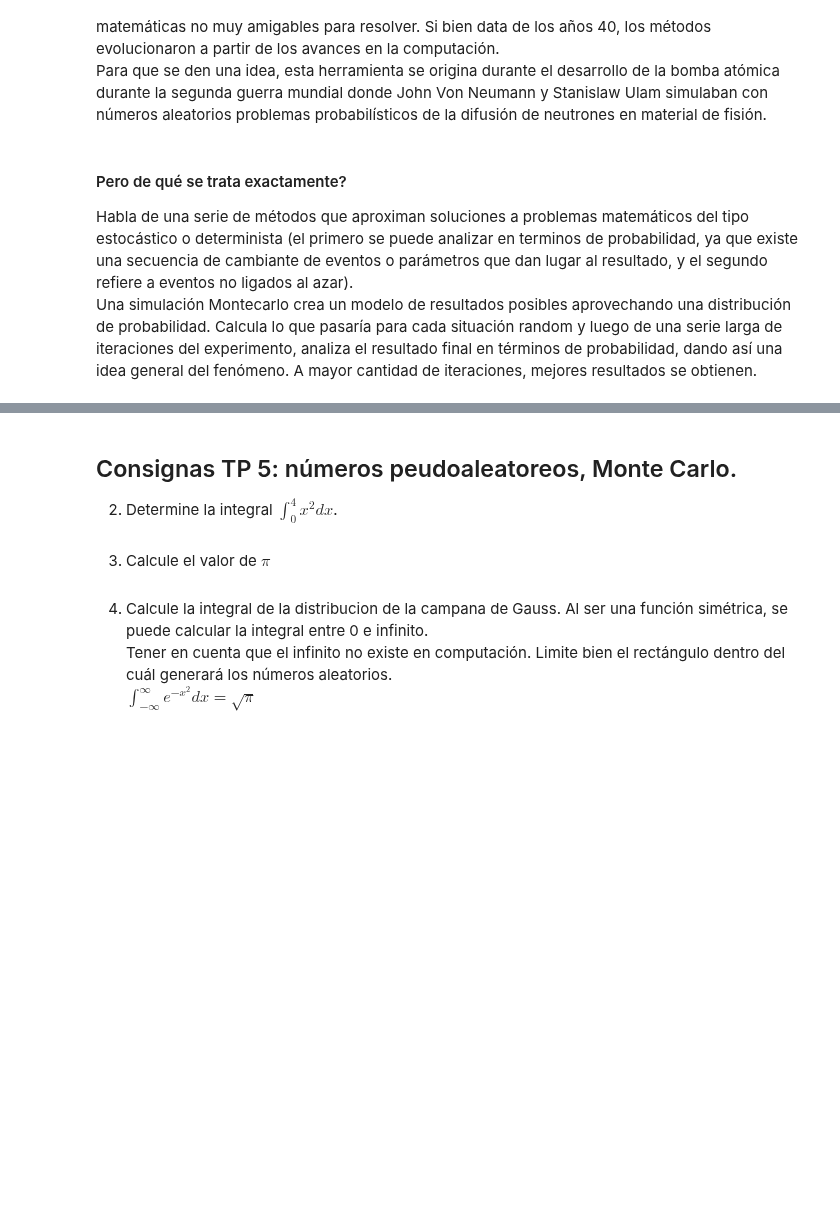
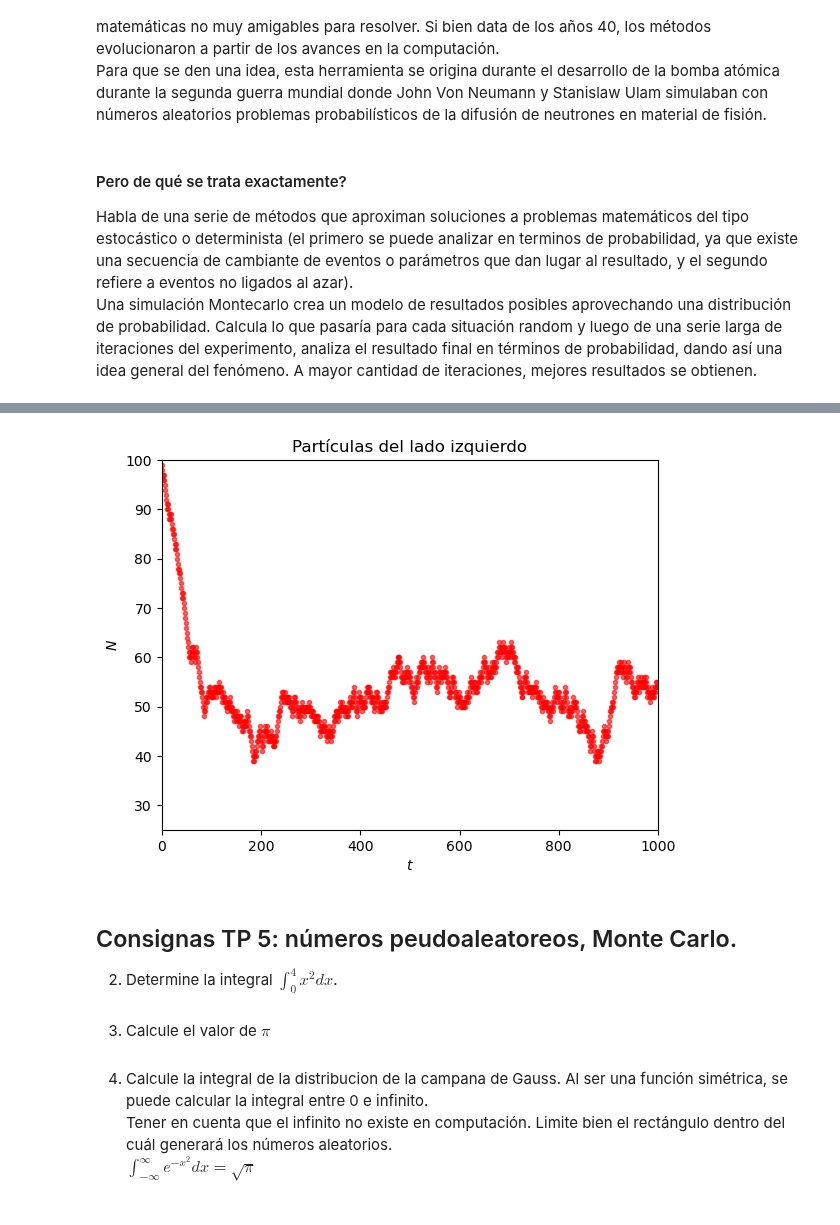
Before and after one commit to dai-dominikow/INSPT-Computacion-III, a Jupyter notebook: U7 - Parte II - Numeros pseudoaleatorios - Simulaciones por Montecarlo 2D.ipynb, the cells around one changed output, grey strips where cells are left out. Saved outputs shown, nothing was run; the diff lists cells and outputs as text; code cells hidden in the pictures; blank space fills up the shorter version.

Commit message:
agrego ejemplo particulas caja

```diff
--- a/U7 - Parte II - Numeros pseudoaleatorios - Simulaciones por Montecarlo 2D.ipynb
+++ b/U7 - Parte II - Numeros pseudoaleatorios - Simulaciones por Montecarlo 2D.ipynb
@@ -14,3 +39,25 @@ Una simulación Montecarlo crea un modelo de resultados posibles aprovechando un
+# %%
+N = 100 #particulas
+tiempo = 10*N
+n_izq = N
+
+for t in range (0, tiempo):
+
+   if np.random.random() <= n_izq/N:
+      n_izq -= 1
+   else:
+      n_izq += 1
+
+   plt.plot(t, n_izq, '.r',alpha = 0.6)
+   plt.axis([0,tiempo, N/4, N])
+
+
+plt.xlabel('$t$')
+plt.ylabel('$N$')
+plt.title('Partículas del lado izquierdo')
+plt.show()
+# %% [output]
+[figure, added]
 # %% [markdown]
 ## Consignas TP 5: números peudoaleatoreos, Monte Carlo.
 2. Determine la integral $\int_0^4 x^{2} dx$.<br><br>
```
Also changed, not shown: parts of 6 cells of this notebook, 7 other files.
